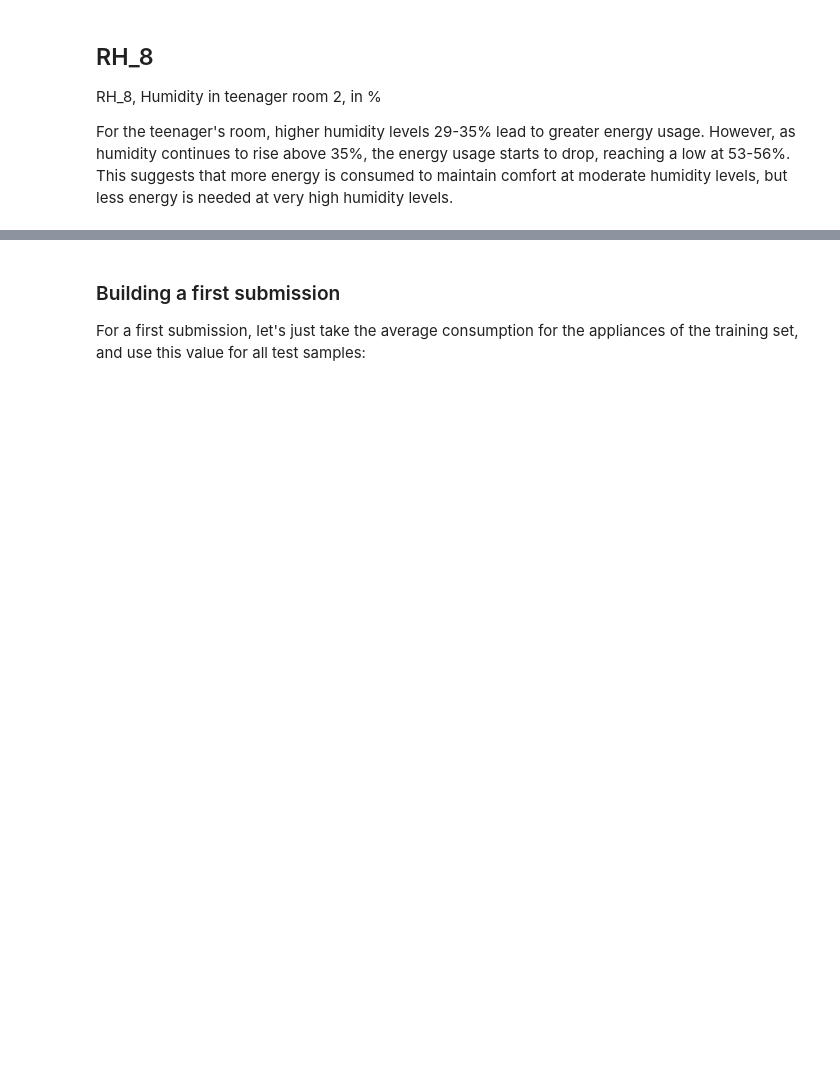
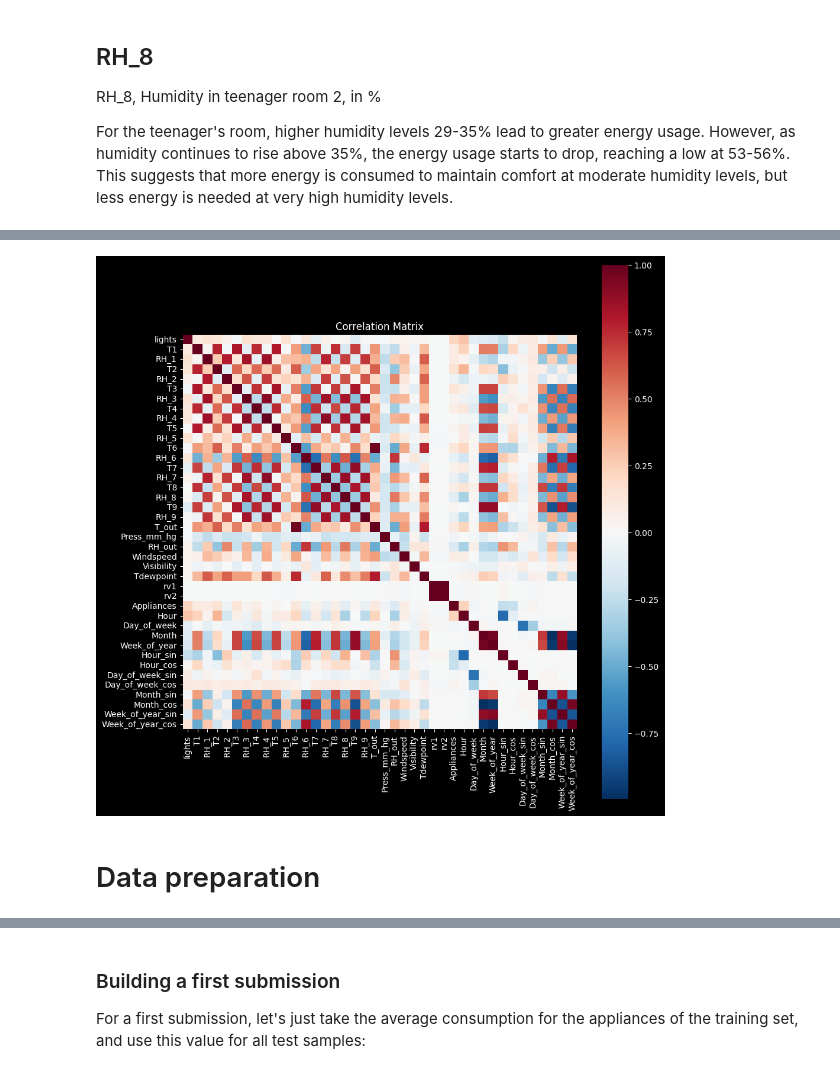
Before and after one commit to erdoganabaci/ml-predicting-energy-consumption, a Jupyter notebook: start_here.ipynb, the cells around one changed output, grey strips where cells are left out. Cells and saved outputs as stored; diff of their text form; code cells hidden in the pictures; blank space fills up the shorter version.

```diff
--- a/start_here.ipynb
+++ b/start_here.ipynb
@@ -537,0 +646,30 @@ Maximum value of RH_8: 58.78
+# %%
+def add_cyclical_features(df, date_col='date'):
+    # Convert the column to datetime type if it's not already
+    df[date_col] = pd.to_datetime(df[date_col])
+
+    # Encode date column
+    df['Hour'] = df[date_col].dt.hour
+    df['Day_of_week'] = df[date_col].dt.dayofweek
+    df['Month'] = df[date_col].dt.month
+    df['Week_of_year'] = df[date_col].dt.isocalendar().week.astype("int64")
+
+    # Encode cyclical features
+    df['Hour_sin'] = np.sin(2 * np.pi * df['Hour'] / 24)
+    df['Hour_cos'] = np.cos(2 * np.pi * df['Hour'] / 24)
+    df['Day_of_week_sin'] = np.sin(2 * np.pi * df['Day_of_week'] / 7)
+    df['Day_of_week_cos'] = np.cos(2 * np.pi * df['Day_of_week'] / 7)
+    df['Month_sin'] = np.sin(2 * np.pi * df['Month'] / 12)
+    df['Month_cos'] = np.cos(2 * np.pi * df['Month'] / 12)
+    df['Week_of_year_sin'] = np.sin(2 * np.pi * df['Week_of_year'] / 52)
+    df['Week_of_year_cos'] = np.cos(2 * np.pi * df['Week_of_year'] / 52)
+
+
+    # Drop the date column
+    df = df.drop([date_col], axis=1)
+
+    return df
+# %%
+reshaped_training_data = add_cyclical_features(train_data)
+reshaped_training_data.head()
+# reshaped_training_data.dtypes
@@ -537,0 +684,11 @@ Maximum value of RH_8: 58.78
+# %%
+encoded_corr_matrix = reshaped_training_data.corr()
+plt.figure(figsize=(10,10))
+sns.heatmap(encoded_corr_matrix, annot=False, fmt=".2f", square=True, cmap='RdBu_r')
+plt.title("Correlation Matrix")
+plt.tight_layout()
+plt.show()
+# %% [output]
+[figure, added]
+# %% [markdown]
+# Data preparation
```
Also changed, not shown: parts of 56 cells of this notebook, 1 other file.
